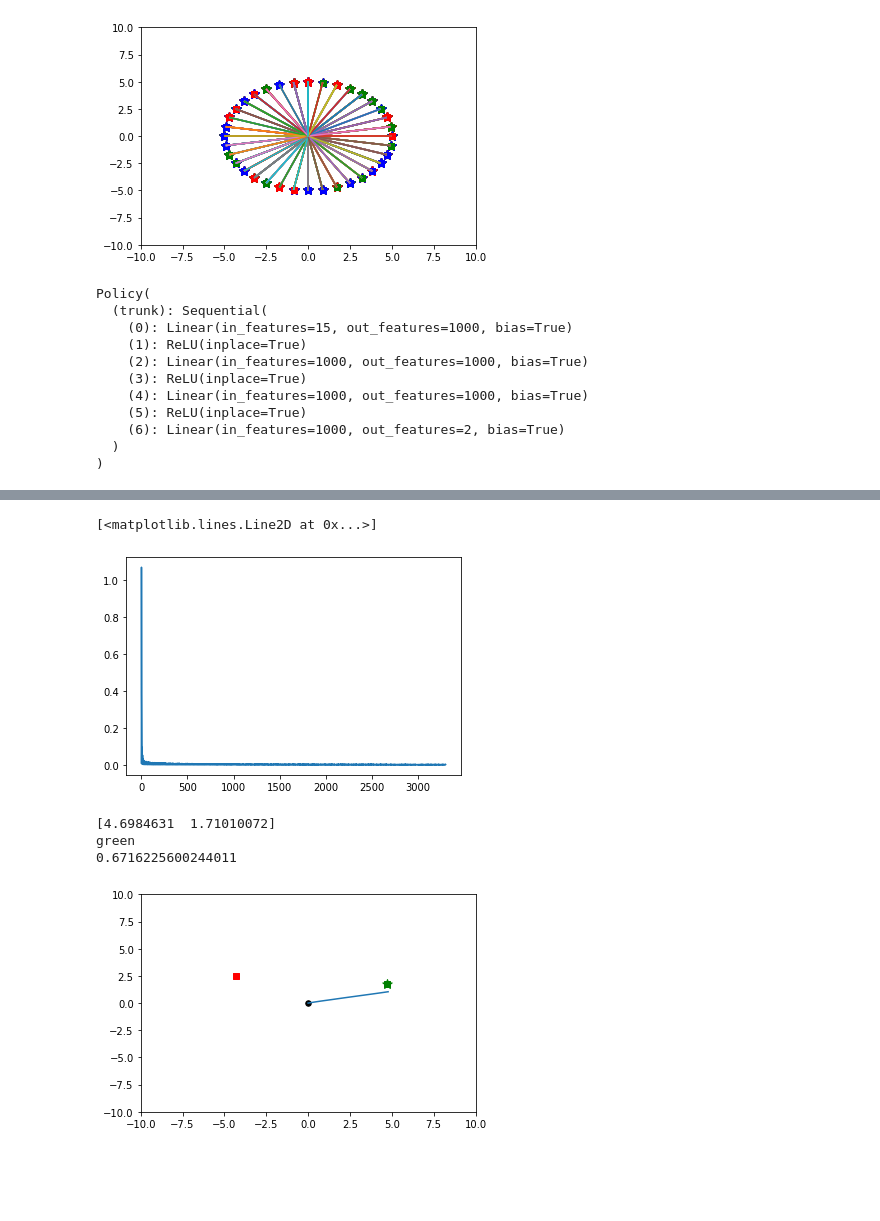
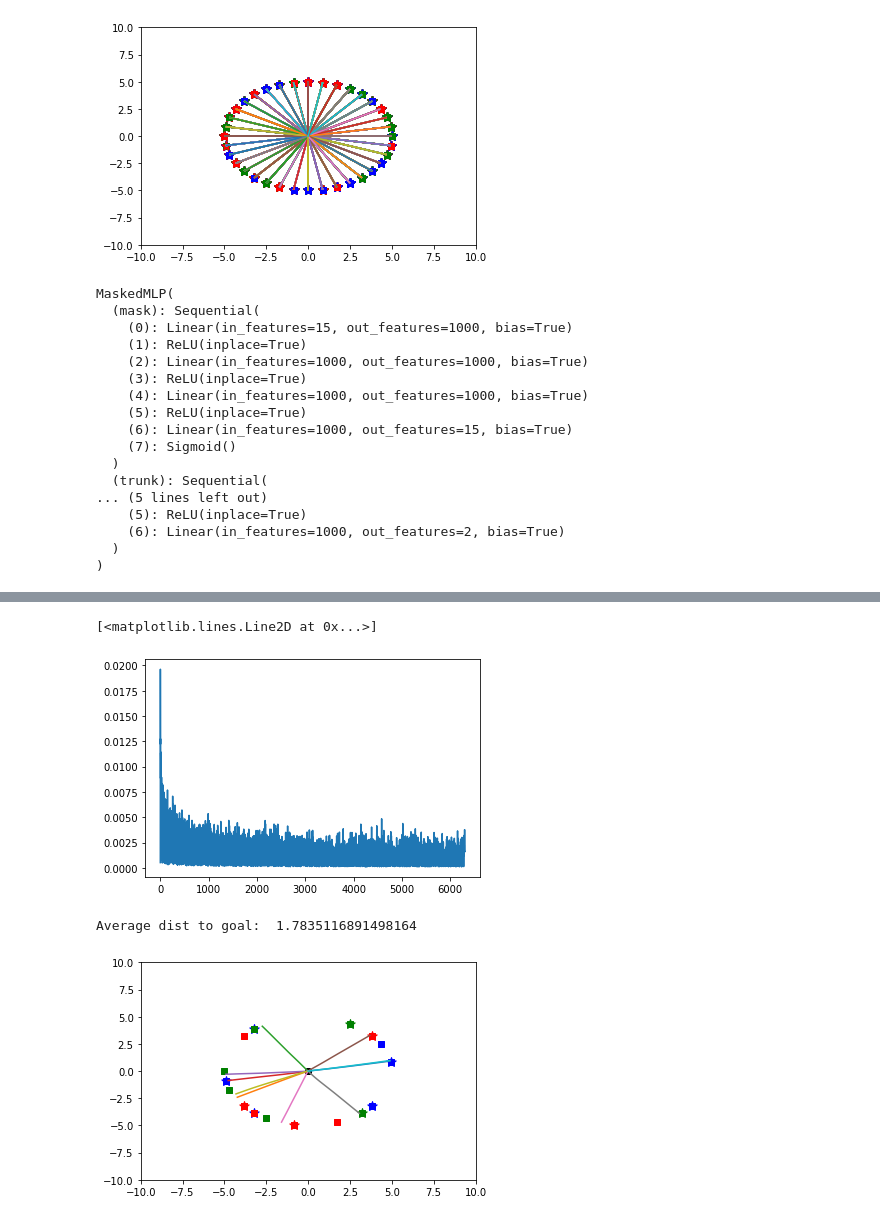
Before and after one commit to andipeng/counterfactual-adaptation, a Jupyter notebook: toycomplex_gcbc.ipynb, the cells around one changed output, grey strips where cells are left out. Saved outputs shown, nothing was run; the diff lists cells and outputs as text; code cells hidden in the pictures; blank space fills up the shorter version.

```diff
--- a/toycomplex_gcbc.ipynb
+++ b/toycomplex_gcbc.ipynb
@@ -122,7 +141,7 @@ class PointEnvComplex(gym.Env):
         self.observation_space.seed(0)
 
     # creates test env with defined goal locations + colors
-    def reset(self, obj_angles=360, obj_colors=3, discretize=10):
+    def reset(self, obj_angles=360, obj_colors=[0,1,2], discretize=10):
         self.pos = np.array([0., 0.])
         self.obj1_pos, self.obj1_color = self.gen_obj(obj_angles, obj_colors, discretize)
         self.obj2_pos, self.obj2_color = self.gen_obj(obj_angles, obj_colors, discretize)
@@ -157,8 +176,8 @@ class PointEnvComplex(gym.Env):
         angle = round(angle/discretize)*discretize # discretizes to defined range (default 10)
         pos = np.array([5*np.cos(np.deg2rad(angle)), 5*np.sin(np.deg2rad(angle))]) # maps to unit circle
 
-        color = np.zeros(shape=obj_colors)
-        rand_color = random.randint(0, obj_colors-1) # samples color from range
+        color = np.zeros(shape = 3) # defines total number of colors to choose from
+        rand_color = random.sample(obj_colors,1) # samples color from range
         color[rand_color] = 1.
         return pos, color
 
@@ -192,6 +211,6 @@ plot_env(env)
 # %%
 # generates random trajs within specified constraints
-def gen_trajs(env, num_trajs=1, obj_angles=360, obj_colors=3, discretize=10):
+def gen_trajs(env, num_trajs=1, obj_angles=360, obj_colors=[0,1,2], discretize=10):
     plt.xlim(-10, 10)
     plt.ylim(-10, 10)
     colors = sns.color_palette("hls", 10)
@@ -221,9 +240,9 @@ def gen_trajs(env, num_trajs=1, obj_angles=360, obj_colors=3, discretize=10):
     return trajs
 # %%
 env = PointEnvComplex()
-trajs = gen_trajs(env, num_trajs=500, obj_angles=360, obj_colors=3, discretize=10)
+trajs = gen_trajs(env, num_trajs=1000, obj_angles=360, obj_colors=[0,1,2], discretize=10)
 # %% [output]
-[figure, old version]
+[figure, new version]
 # %%
 # Define the forward model
 class Policy(nn.Module):
@@ -242,19 +261,25 @@ hidden_depth = 3
 horizon = 100
 obs_size = env.get_obs().shape[0]
 act_size = env.action_space.shape[0]
-policy = Policy(obs_size, act_size, hidden_layer_size, hidden_depth)
+policy = MaskedMLP(obs_size, hidden_layer_size, act_size, hidden_depth)
 num_tasks = len(trajs)
 device = torch.device('cuda' if torch.cuda.is_available() else 'cpu')
 policy.to(device)
 # %% [output]
-Policy(
-  (trunk): Sequential(
+MaskedMLP(
+  (mask): Sequential(
     (0): Linear(in_features=15, out_features=1000, bias=True)
     (1): ReLU(inplace=True)
     (2): Linear(in_features=1000, out_features=1000, bias=True)
     (3): ReLU(inplace=True)
     (4): Linear(in_features=1000, out_features=1000, bias=True)
     (5): ReLU(inplace=True)
+    (6): Linear(in_features=1000, out_features=15, bias=True)
+    (7): Sigmoid()
+  )
+  (trunk): Sequential(
+... (5 lines left out)
+    (5): ReLU(inplace=True)
     (6): Linear(in_features=1000, out_features=2, bias=True)
   )
 )
@@ -287,11 +312,10 @@ for epoch in range(num_epochs):  # loop over the dataset multiple times
 
         a1_pred = policy(t1_states.to(device)) # action prediction
 
-        # mask_loss = policy.mask_loss(t1_states.to(device)) # auxiliary mask loss
-        # add in multiplier to mask_loss
+        mask_loss = policy.mask_loss(t1_states.to(device)) # auxiliary mask loss (maybe need multiplier)
+        loss = torch.mean(torch.linalg.norm(a1_pred - t1_actions, dim=-1)) # supervised learning loss
+        loss += mask_loss
 
-        loss = torch.mean(torch.linalg.norm(a1_pred - t1_actions, dim=-1)) # supervised learning loss
-        # loss += mask_loss
         loss.backward()
         optimizer.step()
 
@@ -326,22 +350,22 @@ plt.plot(losses)
 Finished Training
 [<matplotlib.lines.Line2D at 0x...>]
-[figure, old version]
+[figure, new version]
 # %%
 plt.xlim(-10, 10)
 plt.ylim(-10, 10)
 colors = sns.color_palette("hls", 10)
 
-num_test_trajs = 1
+num_test_trajs = 10
 dist_to_goals = []
 # sets sampling for angles and colors
 test_obj_angles = 360
-test_obj_colors = 3
+test_obj_colors = [0,1,2]
 discretize = 10
 
 for i in range(num_test_trajs):
     env.reset(test_obj_angles, test_obj_colors, discretize)
-    print(env.goal_pos)
-    print(env.get_color(env.goal_color))
+    #print("Goal location: ", env.goal_pos)
+    #print("Goal color: ", env.get_color(env.goal_color))
     plot_env(env)
     o = env.get_obs()
     traj = {'obs': [],'acts': [], 'next_obs': []}
@@ -358,10 +382,9 @@ for i in range(num_test_trajs):
     traj['next_obs'] = np.array(traj['next_obs'])
     dist_to_goal = np.linalg.norm(traj['obs'][-1][0:2] - env.goal_pos) # extracts rollout pos and calculates dist to goal
     dist_to_goals.append(dist_to_goal)
-    print(dist_to_goal)
+    #print("Dist to goal: ", dist_to_goal)
     plt.plot(traj['obs'][:, 0], traj['obs'][:, 1]) # plots trajs
+print("Average dist to goal: ", np.mean(dist_to_goals))
 # %% [output]
-[4.6984631  1.71010072]
-green
-0.6716225600244011
+Average dist to goal:  1.7835116891498164
-[figure, old version]
+[figure, new version]
```
Also changed, not shown: parts of 5 cells of this notebook.
